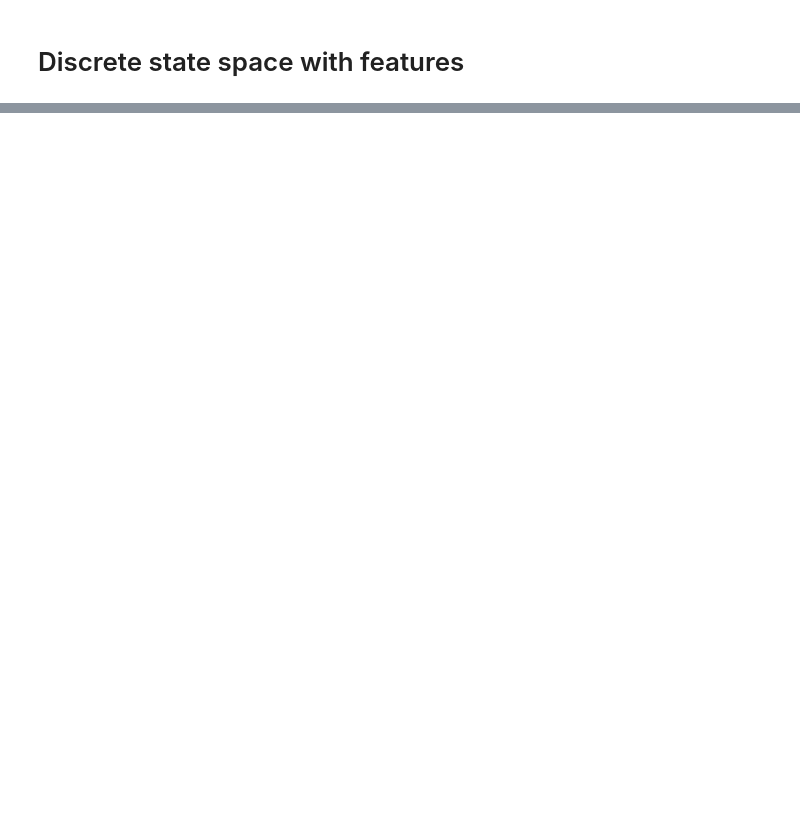
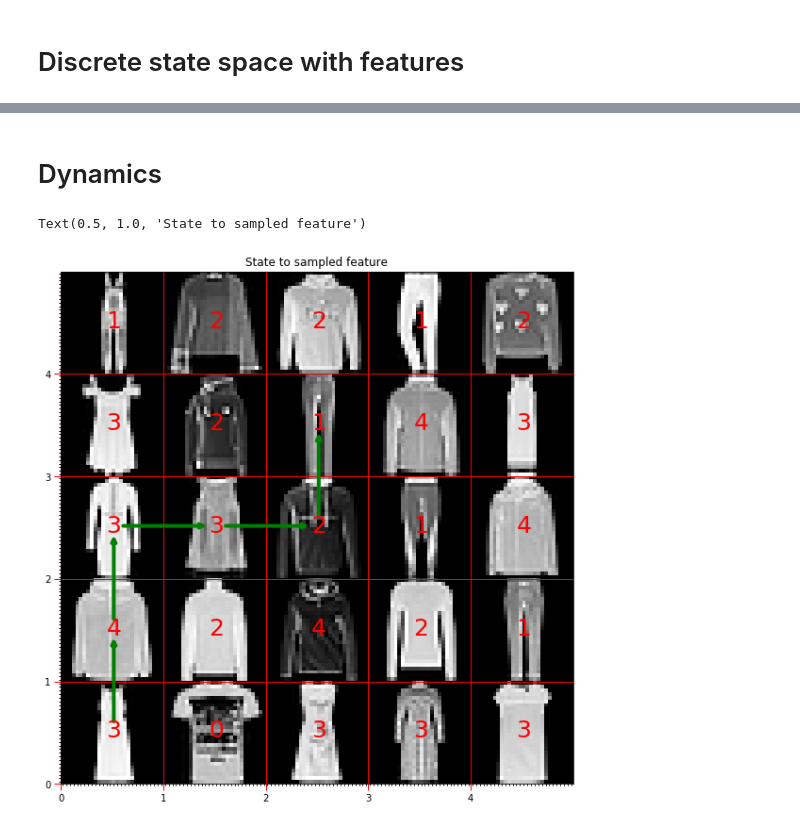
Before and after one commit to yrevar/InverseRL, a Jupyter notebook: discrete_state_space.ipynb, the cells around one changed output, grey strips where cells are left out. Cells and saved outputs as stored; diff of their text form; code cells hidden in the pictures; blank space fills up the shorter version.

Commit message:
added dynamics class

```diff
--- a/discrete_state_space.ipynb
+++ b/discrete_state_space.ipynb
@@ -54,0 +60,24 @@ Text(0.5, 1.0, 'State to sampled feature')
+# %% [markdown]
+# Dynamics
+# %%
+def execute_static_plan(s_0, actions_list, dynamics_fn):
+    traj = []
+    s = s_0
+    for a in actions_list:
+        traj.append((s, a))
+        s = dynamics_fn.transition(s, a)
+    traj.append((s, None))
+    return traj
+# %%
+T = XYDynamics(dss)
+traj = execute_static_plan(dss.loc_to_state_dict[(0,0)], ["U", "U", "R", "R", "U"], T)
+traj_prime = [ (s.location[0], s.location[1], a) for s, a in traj]
+# %%
+fig = plt.figure(figsize=(10,10))
+NavGridView(grid_data[:,:,:,np.newaxis], ax=plt.gca()).render(cmap=cm.gray).ticks().grid().add_trajectory(
+    traj_prime, True, {"lw": 4, "linestyle": "-", "shrinkB":10, "shrinkA":10}, color="green").show_cell_text(
+    grid_targets, fmt=".1f", color_cb=lambda x: "red", fontsize=25)
+plt.title("State to sampled feature")
+# %% [output]
+Text(0.5, 1.0, 'State to sampled feature')
+[figure, added]
```
Also changed, not shown: parts of 6 cells of this notebook, 6 other files.
